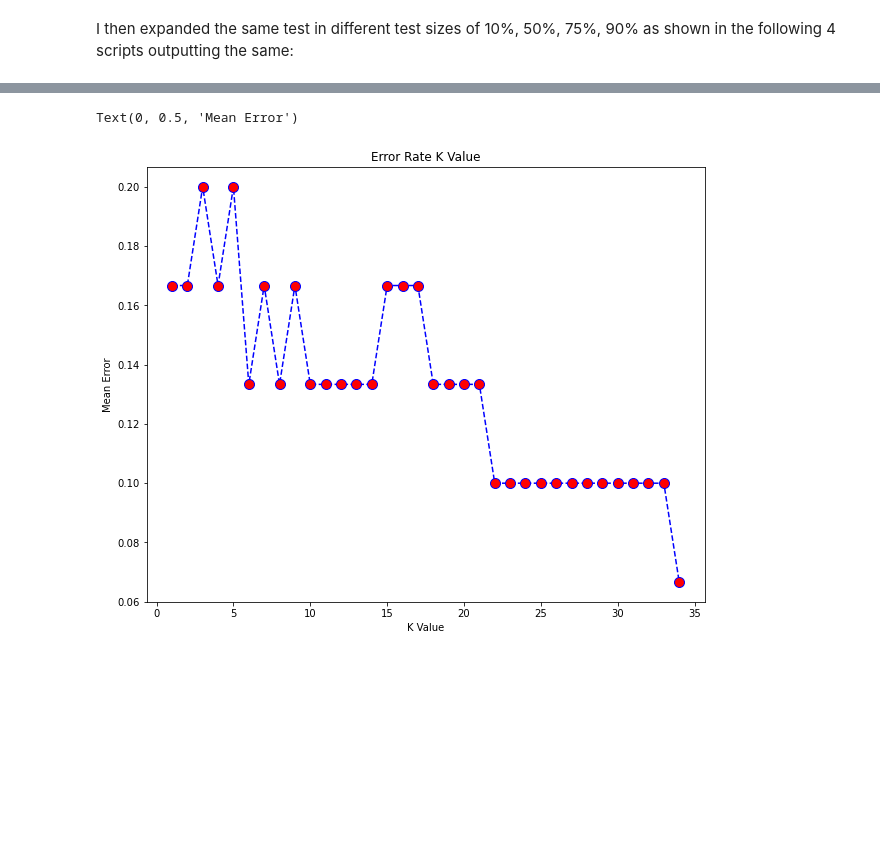
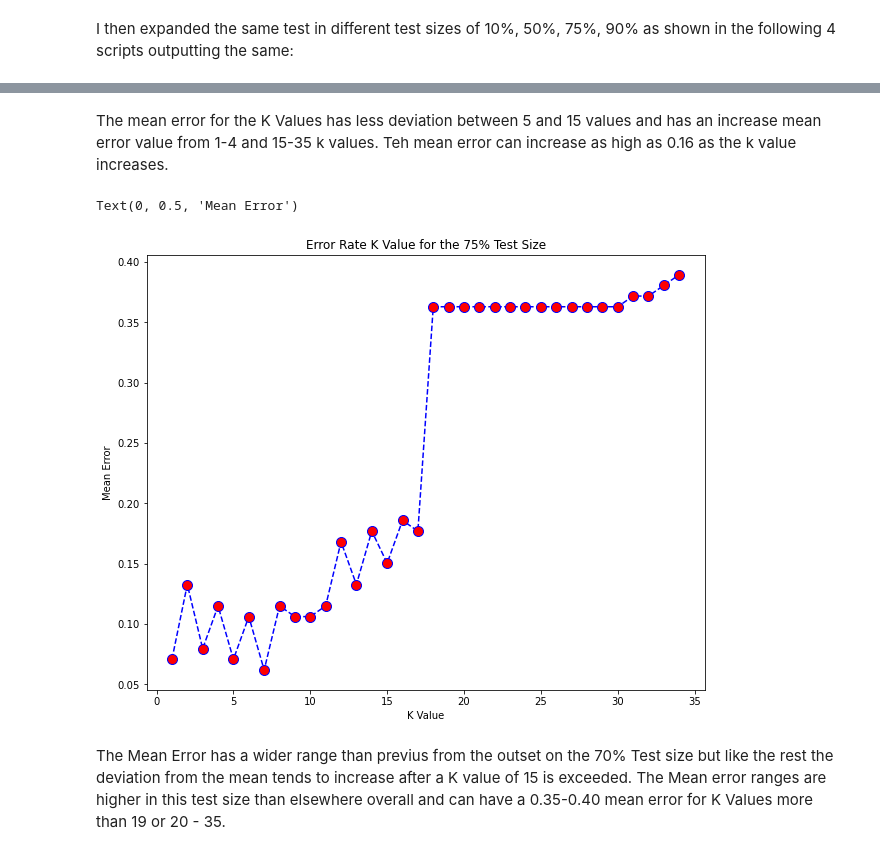
Before and after one commit to garycunningham89/machinelearning, a Jupyter notebook: tasks2020.ipynb, the cells around one changed output, grey strips where cells are left out. Cells and saved outputs as stored; diff of their text form; code cells hidden in the pictures; blank space fills up the shorter version.

```diff
--- a/tasks2020.ipynb
+++ b/tasks2020.ipynb
@@ -650,7 +654,8 @@ Iris-versicolor       1.00      0.85      0.92        13
 # %% [markdown]
 I then expanded the same test in different test sizes of 10%, 50%, 75%, 90% as shown in the following 4 scripts outputting the same:
 # %%
-X_train10, X_test10, Y_train10, Y_test10 = train_test_split(X, Y, test_size=0.75)
+# Using the scalers, classifier, fit, predict,classification report and confusion matrix code on the 10% Test Size.
+X_train10, X_test10, Y_train10, Y_test10 = train_test_split(X, Y, test_size=0.10)
 scaler = StandardScaler()
 scaler.fit(X_train10)
 
@@ -662,6 +667,7 @@ classifier.fit(X_train10, Y_train10)
 
 Y_pred10 = classifier.predict(X_test10)
 
+print("The 10% Test Set outputs the confusion Matrix and Classification Report as follows: ")
 print(confusion_matrix(Y_test10, Y_pred10))
 print(classification_report(Y_test10, Y_pred10))
 # %% [output]
@@ -764,8 +810,15 @@ Iris-versicolor       0.80      0.72      0.76        46
 # %%
-error = []
+error20 = []
 
 for i in range(1, 35):
     knn = KNeighborsClassifier(n_neighbors=i)
     knn.fit(X_train20, Y_train20)
     pred_i = knn.predict(X_test20)
-    error.append(np.mean(pred_i != Y_test20))
+    error20.append(np.mean(pred_i != Y_test20))
+
+plt.figure(figsize=(10, 8))
+plt.plot(range(1, 35), error20, color='blue', linestyle='dashed', marker='o',
+         markerfacecolor='red', markersize=10)
+plt.title('Error Rate K Value for the 20% Test Size')
+plt.xlabel('K Value')
+plt.ylabel('Mean Error')
@@ -771,0 +830,15 @@ for i in range(1, 35):
+# %%
+error50 = []
+
+for i in range(1, 35):
+    knn = KNeighborsClassifier(n_neighbors=i)
+    knn.fit(X_train50, Y_train50)
+    pred_i = knn.predict(X_test50)
+    error50.append(np.mean(pred_i != Y_test50))
+
+plt.figure(figsize=(10, 4))
+plt.plot(range(1, 35), error50, color='blue', linestyle='dashed', marker='o',
+         markerfacecolor='red', markersize=10)
+plt.title('Error Rate K Value for the 50% Test Size')
+plt.xlabel('K Value')
+plt.ylabel('Mean Error')
@@ -772,11 +848,23 @@ for i in range(1, 35):
+# %% [markdown]
+The mean error for the K Values has less deviation between 5 and 15 values and has an increase mean error value from 1-4 and 15-35 k values. Teh mean error can increase as high as 0.16 as the k value increases.
 # %%
+error75 = []
+
+for i in range(1, 35):
+    knn = KNeighborsClassifier(n_neighbors=i)
+    knn.fit(X_train75, Y_train75)
+    pred_i = knn.predict(X_test75)
+    error75.append(np.mean(pred_i != Y_test75))
+
 plt.figure(figsize=(10, 8))
-plt.plot(range(1, 35), error, color='blue', linestyle='dashed', marker='o',
+plt.plot(range(1, 35), error75, color='blue', linestyle='dashed', marker='o',
          markerfacecolor='red', markersize=10)
-plt.title('Error Rate K Value')
+plt.title('Error Rate K Value for the 75% Test Size')
 plt.xlabel('K Value')
 plt.ylabel('Mean Error')
 # %% [output]
 Text(0, 0.5, 'Mean Error')
-[figure, old version]
+[figure, new version]
+# %% [markdown]
+The Mean Error has a wider range than previus from the outset on the 70% Test size but like the rest the deviation from the mean tends to increase after a K value of 15 is exceeded. The Mean error ranges are higher in this test size than elsewhere overall and can have a 0.35-0.40 mean error for K Values more than 19 or 20 - 35.
 # %%
```
Also changed, not shown: parts of 20 cells of this notebook.
